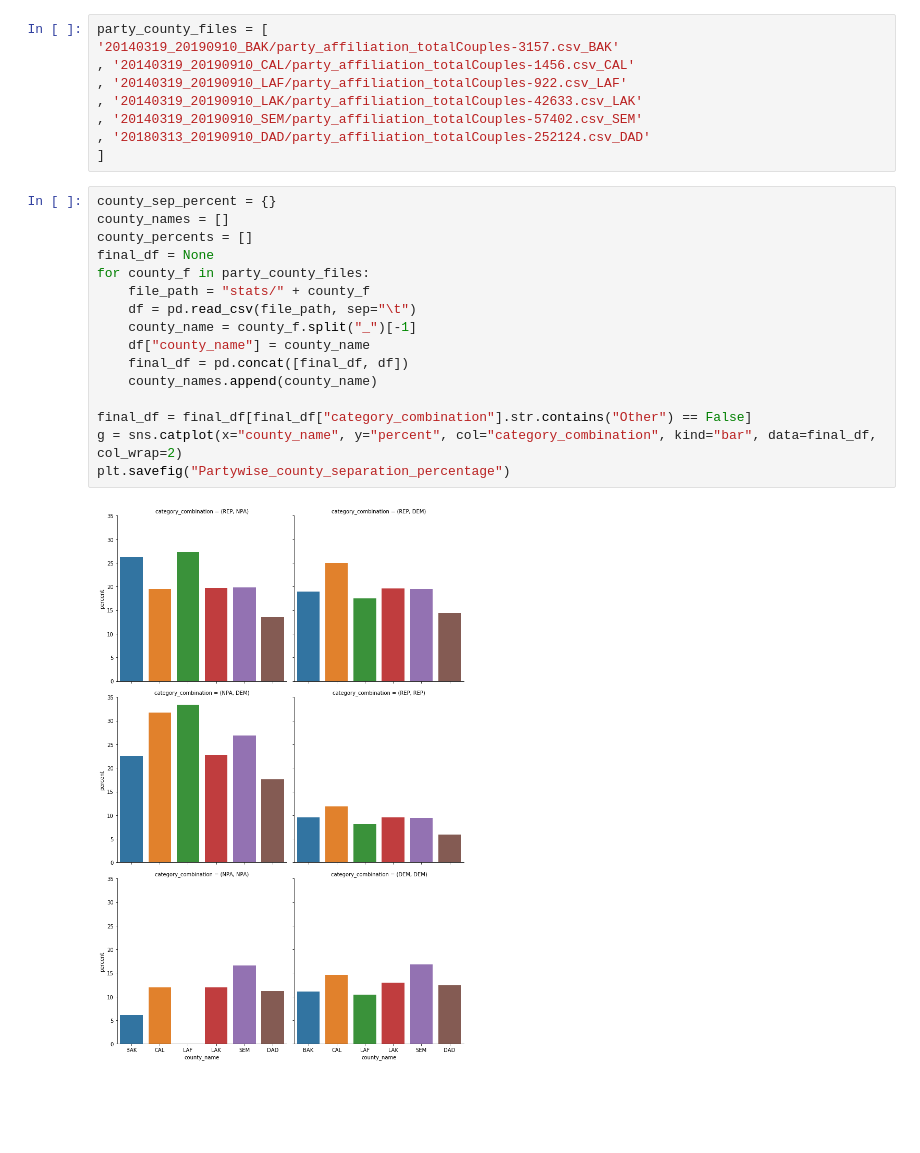
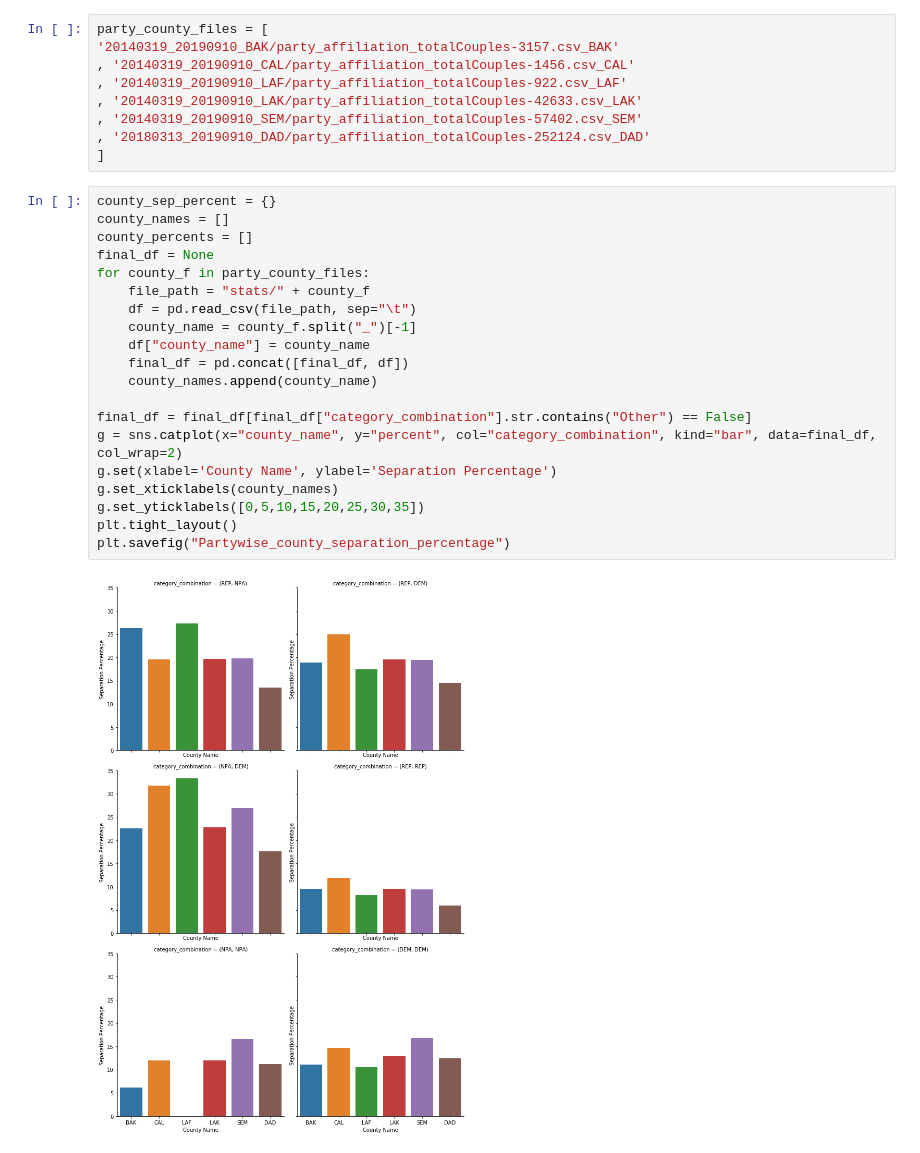
Before and after one commit to ParasAvkirkar/PoliticalPolarizationAndMarriage, a Jupyter notebook: plottingScripts.ipynb, the cells around one changed output. Drawn from its saved outputs; the diff is of its cells as text; blank space fills up the shorter version.

```diff
--- a/plottingScripts.ipynb
+++ b/plottingScripts.ipynb
@@ -281,18 +317,22 @@ party_county_files = [
 # %%
 county_sep_percent = {}
 county_names = []
 county_percents = []
 final_df = None
 for county_f in party_county_files:
     file_path = "stats/" + county_f
     df = pd.read_csv(file_path, sep="\t")
     county_name = county_f.split("_")[-1]
     df["county_name"] = county_name
     final_df = pd.concat([final_df, df])
     county_names.append(county_name)
 
 final_df = final_df[final_df["category_combination"].str.contains("Other") == False]
 g = sns.catplot(x="county_name", y="percent", col="category_combination", kind="bar", data=final_df, col_wrap=2)
+g.set(xlabel='County Name', ylabel='Separation Percentage')
+g.set_xticklabels(county_names)
+g.set_yticklabels([0,5,10,15,20,25,30,35])
+plt.tight_layout()
 plt.savefig("Partywise_county_separation_percentage")
 # %% [output]
-[figure, old version]
+[figure, new version]
```
Also changed, not shown: parts of 9 cells of this notebook, 6 other files.
